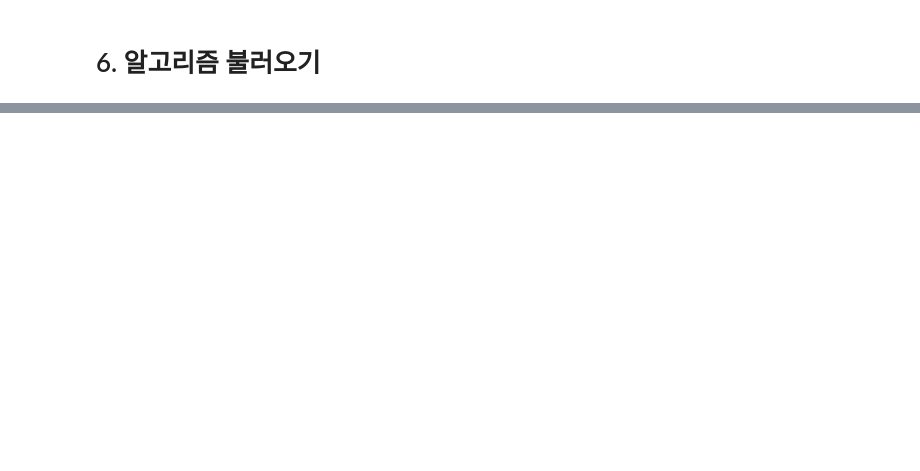
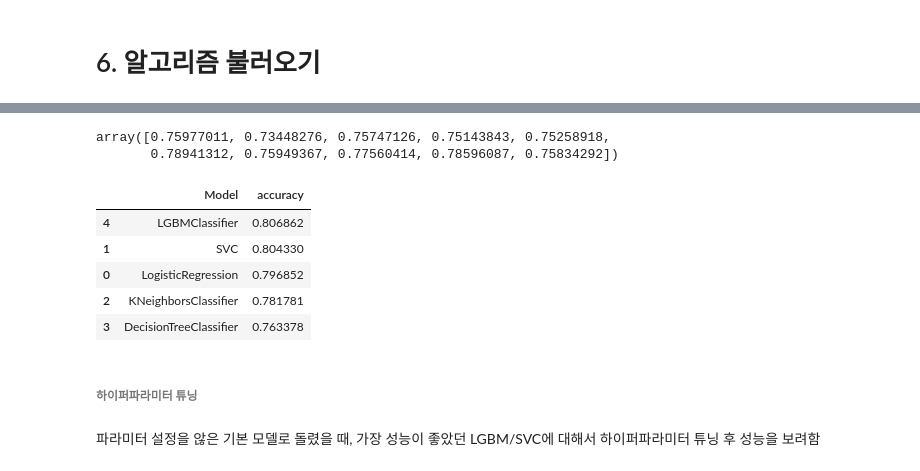
Before and after one commit to codelspak/Struggles, a Jupyter notebook: WK28_case1_Kaggle_ML_Classification_Spaceship_Titanic.ipynb, the cells around one changed output, grey strips where cells are left out. Saved outputs shown, nothing was run; the diff lists cells and outputs as text; code cells hidden in the pictures; blank space fills up the shorter version.

```diff
--- a/WK28_case1_Kaggle_ML_Classification_Spaceship_Titanic.ipynb
+++ b/WK28_case1_Kaggle_ML_Classification_Spaceship_Titanic.ipynb
@@ -1508,0 +1573,18 @@ X_train
+# %%
+# 본 노트북에서 사용해줄 머신러닝 알고리즘 리스트
+mla = [
+       LogisticRegression(max_iter = 2000),
+       SVC(),
+       KNeighborsClassifier(),
+       DecisionTreeClassifier(),
+       LGBMClassifier(),
+    #    XGBClassifier(),
+    #    CatBoostClassifier(verbose = False)
+]
+# %%
+row_index = 0
+
+# 모델 간 성능 비교하기 위한 table 생성
+mla_cols = ['Model', 'Accuracy']
+mla_compare = pd.DataFrame(columns = mla_cols)
+mla_compare
@@ -1508,0 +1612,29 @@ X_train
+# %%
+cv_temp = cross_val_score(DecisionTreeClassifier(), X_train, y_train, cv=10, scoring = 'accuracy', error_score = 'raise' )
+cv_temp
+# %% [output]
+array([0.75977011, 0.73448276, 0.75747126, 0.75143843, 0.75258918,
+       0.78941312, 0.75949367, 0.77560414, 0.78596087, 0.75834292])
+# %%
+# 위에서 선언한 머신러닝 알고리즘 - 실행, 결과 저장
+for model in mla :
+    mla_compare.loc[row_index, 'Model'] = model.__class__.__name__
+    cv_results = cross_val_score(model, X_train, y_train, cv=10, scoring = 'accuracy')
+    mla_compare.loc[row_index, 'accuracy'] = float(cv_results.mean())
+
+    row_index += 1
+
+# 결과 테이블 리턴
+mla_compare.sort_values(by=['accuracy'], ascending=False, inplace=True)
+mla_compare
+# %% [output]
+|  | Model | accuracy |
+| 4 | LGBMClassifier | 0.806862 |
+| 1 | SVC | 0.804330 |
+| 0 | LogisticRegression | 0.796852 |
+| 2 | KNeighborsClassifier | 0.781781 |
+| 3 | DecisionTreeClassifier | 0.763378 |
+# %% [markdown]
+###### 하이퍼파라미터 튜닝
+# %% [markdown]
+파라미터 설정을 않은 기본 모델로 돌렸을 때, 가장 성능이 좋았던 LGBM/SVC에 대해서 하이퍼파라미터 튜닝 후 성능을 보려함
```
Also changed, not shown: parts of 28 cells of this notebook.
